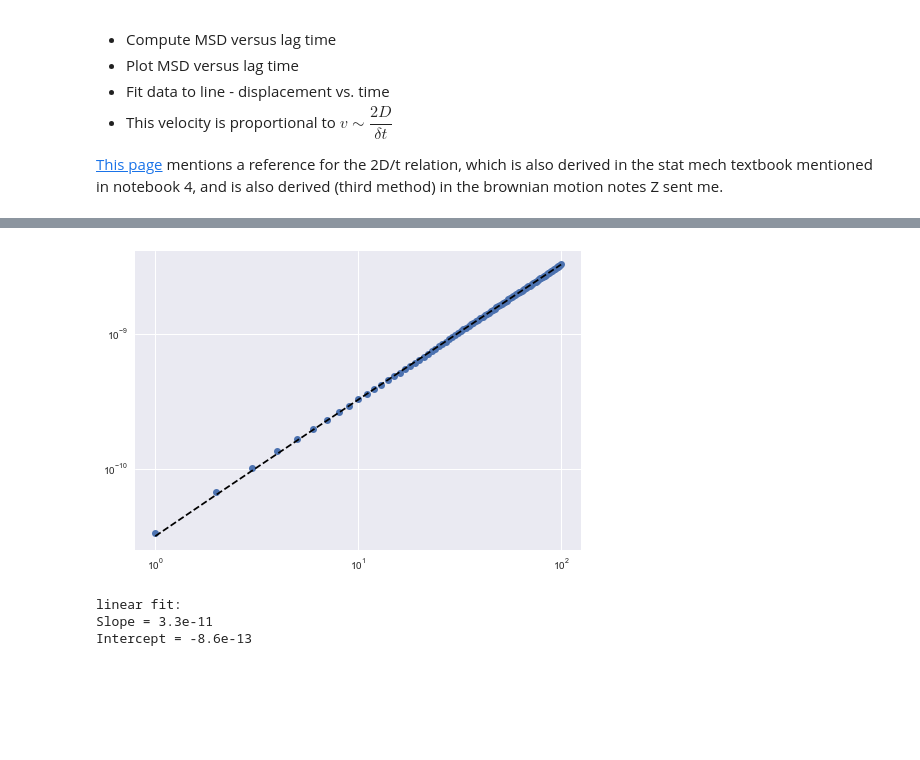
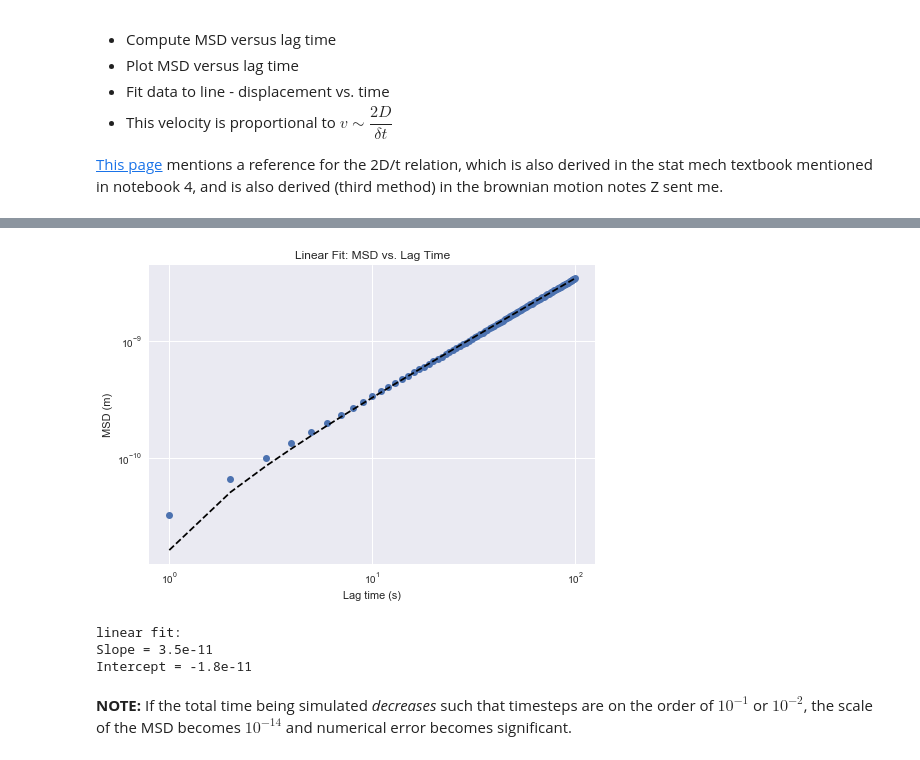
Before and after one commit to charlesreid1/statistical-mechanics, a Jupyter notebook: Statistical Mechanics 6 MSD to Diffusion Coefficient.ipynb, the cells around one changed output, grey strips where cells are left out. Cells and saved outputs as stored; diff of their text form; code cells hidden in the pictures; blank space fills up the shorter version.

Commit message:
Add notes on overall time scale

```diff
--- a/Statistical Mechanics 6 MSD to Diffusion Coefficient.ipynb
+++ b/Statistical Mechanics 6 MSD to Diffusion Coefficient.ipynb
@@ -130,15 +130,23 @@ m, b = np.polyfit(lag, msd, 1)
 # %%
 plt.loglog(lag, msd, 'o')
 plt.loglog(lag, m*lag+b, '--k')
+
+plt.xlabel('Lag time (s)')
+plt.ylabel('MSD (m)')
+plt.title('Linear Fit: MSD vs. Lag Time')
+
 plt.show()
+
 print("linear fit:")
 print("Slope = %0.2g"%(m))
 print("Intercept = %0.2g"%(b))
 # %% [output]
-[figure, old version]
+[figure, new version]
 linear fit:
-Slope = 3.3e-11
-Intercept = -8.6e-13
+Slope = 3.5e-11
+Intercept = -1.8e-11
+# %% [markdown]
+**NOTE:** If the total time being simulated *decreases* such that timesteps are on the order of $10^{-1}$ or $10^{-2}$, the scale of the MSD becomes $10^{-14}$ and numerical error becomes significant.
 # %%
 # Slope is:
 # v = dx / dt
```
Also changed, not shown: parts of 5 cells of this notebook.
